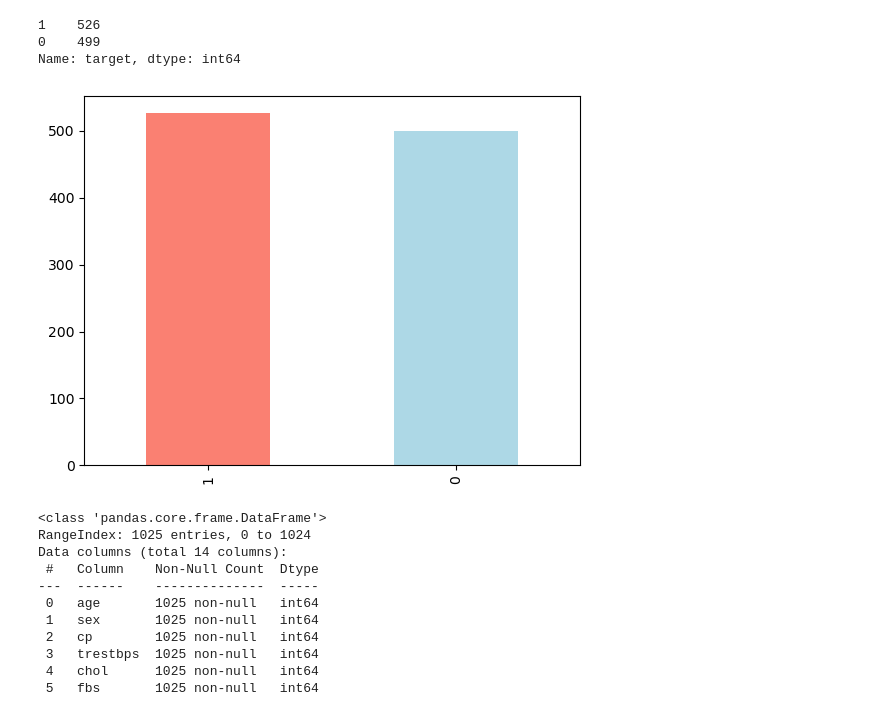
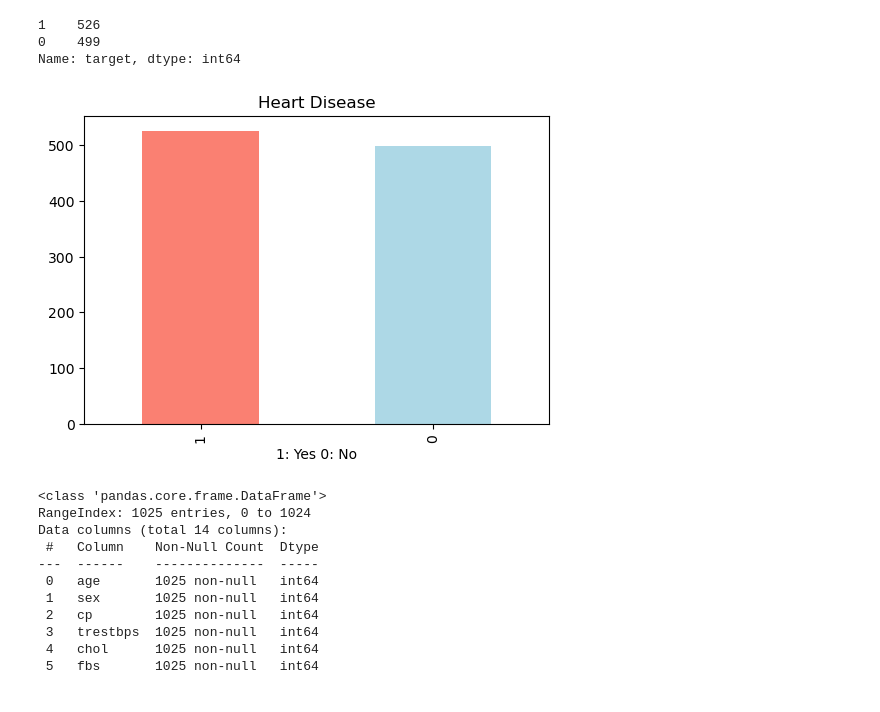
Before and after one commit to ilkeery/heart-disease-classifier, a Jupyter notebook: milestone-project-1.ipynb, the cells around one changed output. Saved outputs shown, nothing was run; the diff lists cells and outputs as text; code cells hidden in the pictures.

```diff
--- a/milestone-project-1.ipynb
+++ b/milestone-project-1.ipynb
@@ -150,13 +142,16 @@ df["target"].value_counts()
 0    499
 Name: target, dtype: int64
 # %%
-plt.figure(figsize=(12, 8))
+plt.figure(figsize=(6, 4))
 fig = df["target"].value_counts().plot(kind="bar",
                                  color=["salmon", "lightblue"]);
 fig.set_title("Heart Disease")
 fig.set_xlabel("1: Yes 0: No")
+
+
+plt.show()
 # %% [output]
-[figure, old version]
+[figure, new version]
 # %%
 df.info()
 # %% [output]
```
Also changed, not shown: parts of 39 cells of this notebook.
